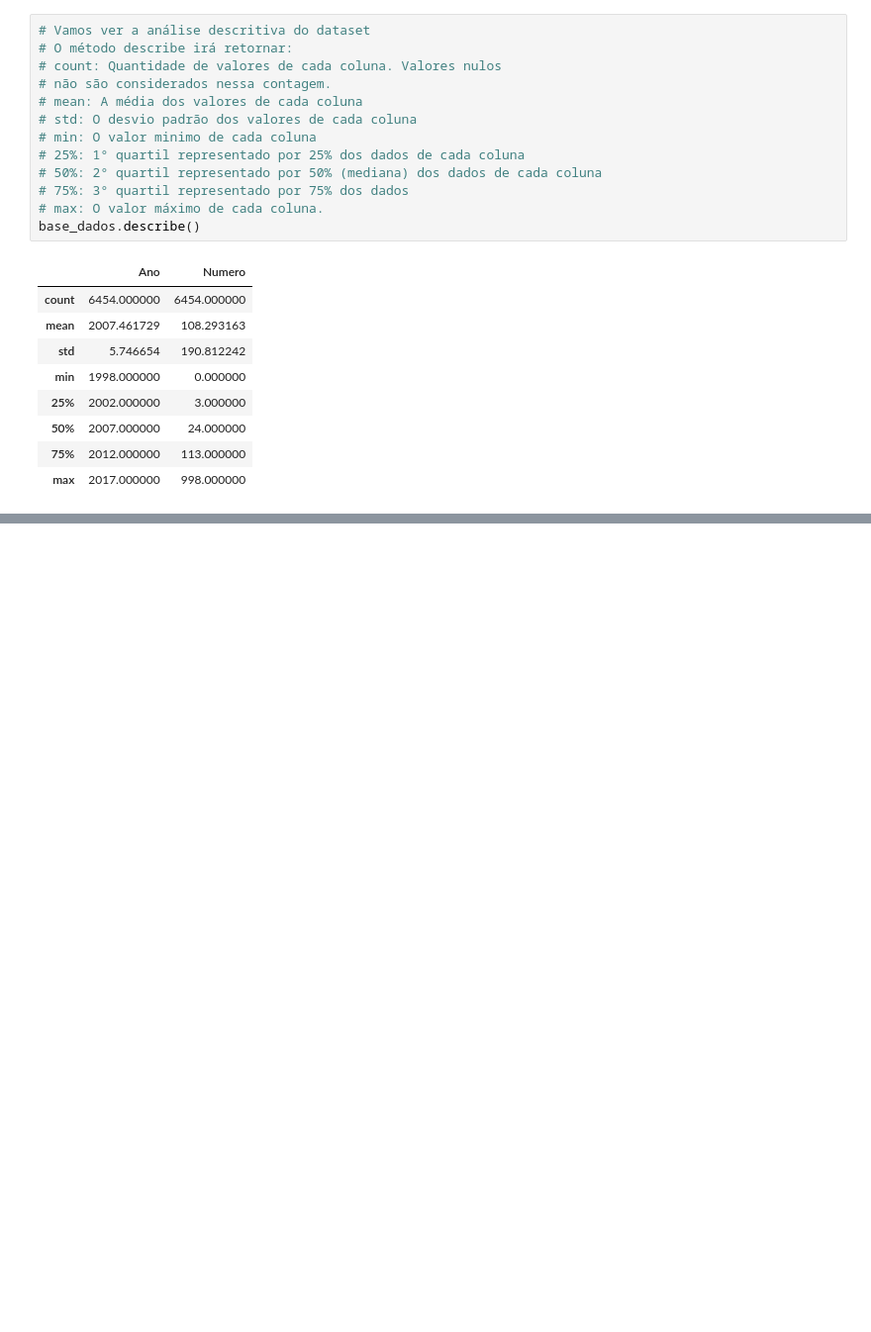
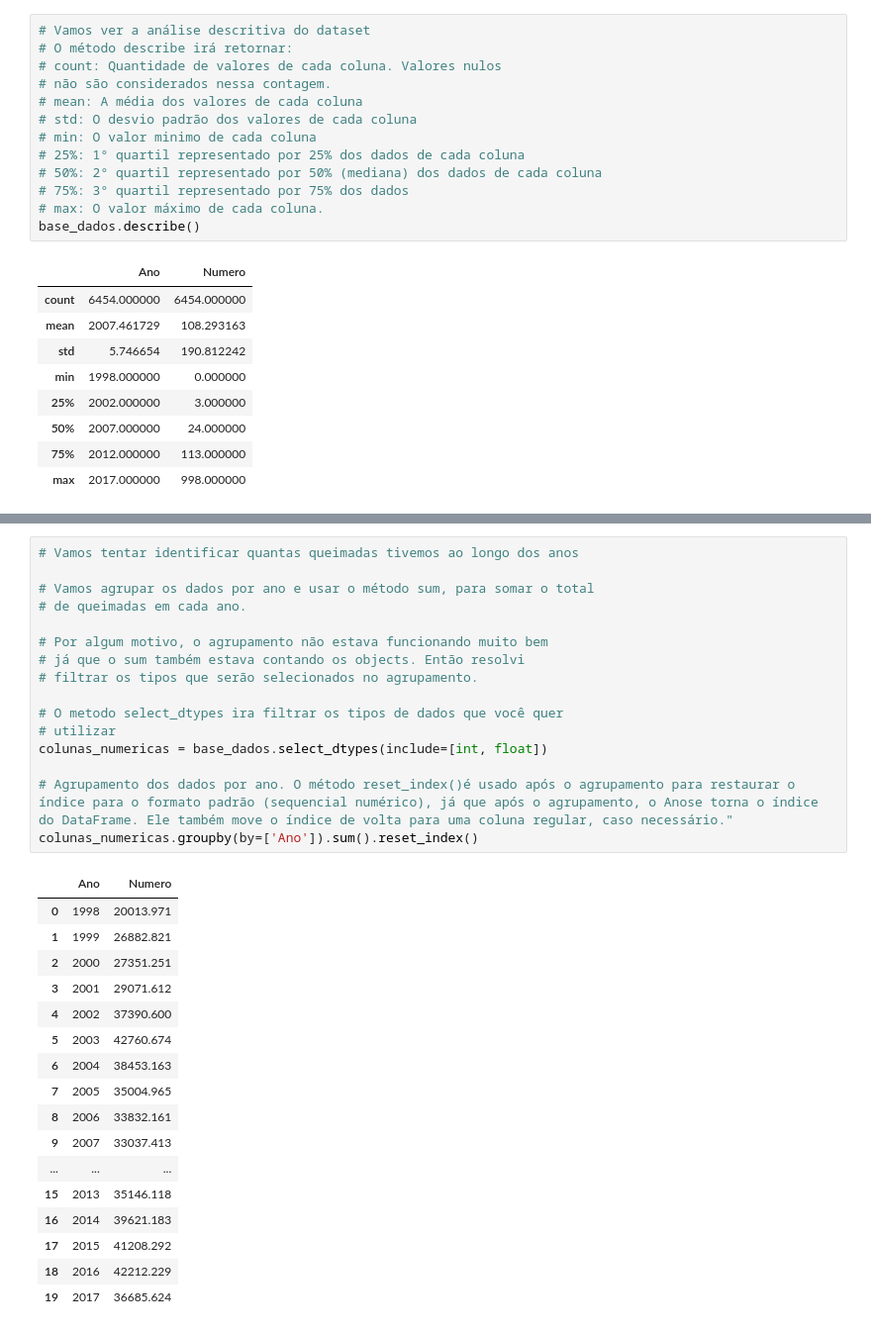
Before and after one commit to caikedomingues/curso-de-analise-de-dados-com-python, a Jupyter notebook: IncendioFlorestal.ipynb, the cells around one changed output, grey strips where cells are left out. Shown: that part at 99% size. Saved outputs shown, nothing was run; the diff lists cells and outputs as text; blank space fills up the shorter version.

```diff
--- a/IncendioFlorestal.ipynb
+++ b/IncendioFlorestal.ipynb
@@ -108,0 +176,34 @@ base_dados.describe()
+# %%
+# Vamos tentar identificar quantas queimadas tivemos ao longo dos anos
+
+# Vamos agrupar os dados por ano e usar o método sum, para somar o total
+# de queimadas em cada ano.
+
+# Por algum motivo, o agrupamento não estava funcionando muito bem
+# já que o sum também estava contando os objects. Então resolvi
+# filtrar os tipos que serão selecionados no agrupamento.
+
+# O metodo select_dtypes ira filtrar os tipos de dados que você quer
+# utilizar
+colunas_numericas = base_dados.select_dtypes(include=[int, float])
+
+# Agrupamento dos dados por ano. O método reset_index()é usado após o agrupamento para restaurar o índice para o formato padrão (sequencial numérico), já que após o agrupamento, o Anose torna o índice do DataFrame. Ele também move o índice de volta para uma coluna regular, caso necessário."
+colunas_numericas.groupby(by=['Ano']).sum().reset_index()
+# %% [output]
+|  | Ano | Numero |
+| 0 | 1998 | 20013.971 |
+| 1 | 1999 | 26882.821 |
+| 2 | 2000 | 27351.251 |
+| 3 | 2001 | 29071.612 |
+| 4 | 2002 | 37390.600 |
+| 5 | 2003 | 42760.674 |
+| 6 | 2004 | 38453.163 |
+| 7 | 2005 | 35004.965 |
+| 8 | 2006 | 33832.161 |
+| 9 | 2007 | 33037.413 |
+| ... | ... | ... |
+| 15 | 2013 | 35146.118 |
+| 16 | 2014 | 39621.183 |
+| 17 | 2015 | 41208.292 |
+| 18 | 2016 | 42212.229 |
+| 19 | 2017 | 36685.624 |
```
Also changed, not shown: parts of 6 cells of this notebook.
